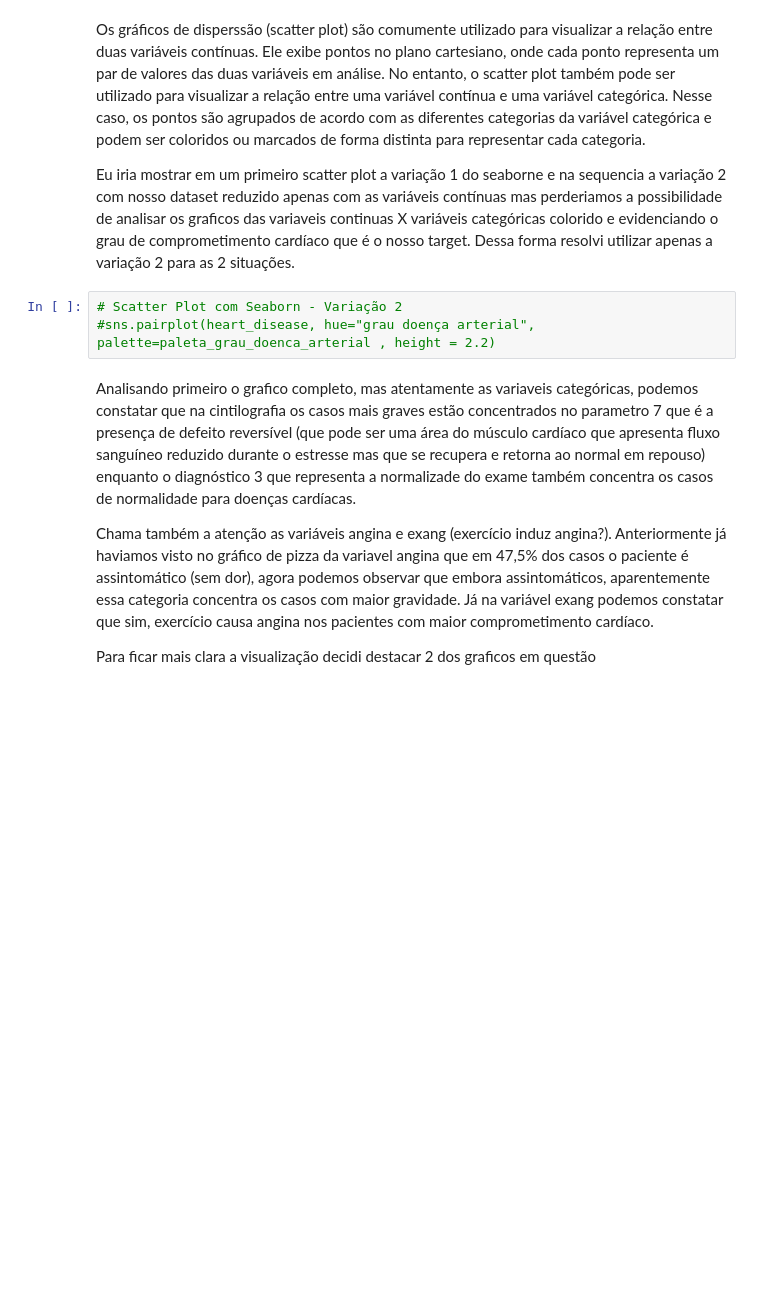
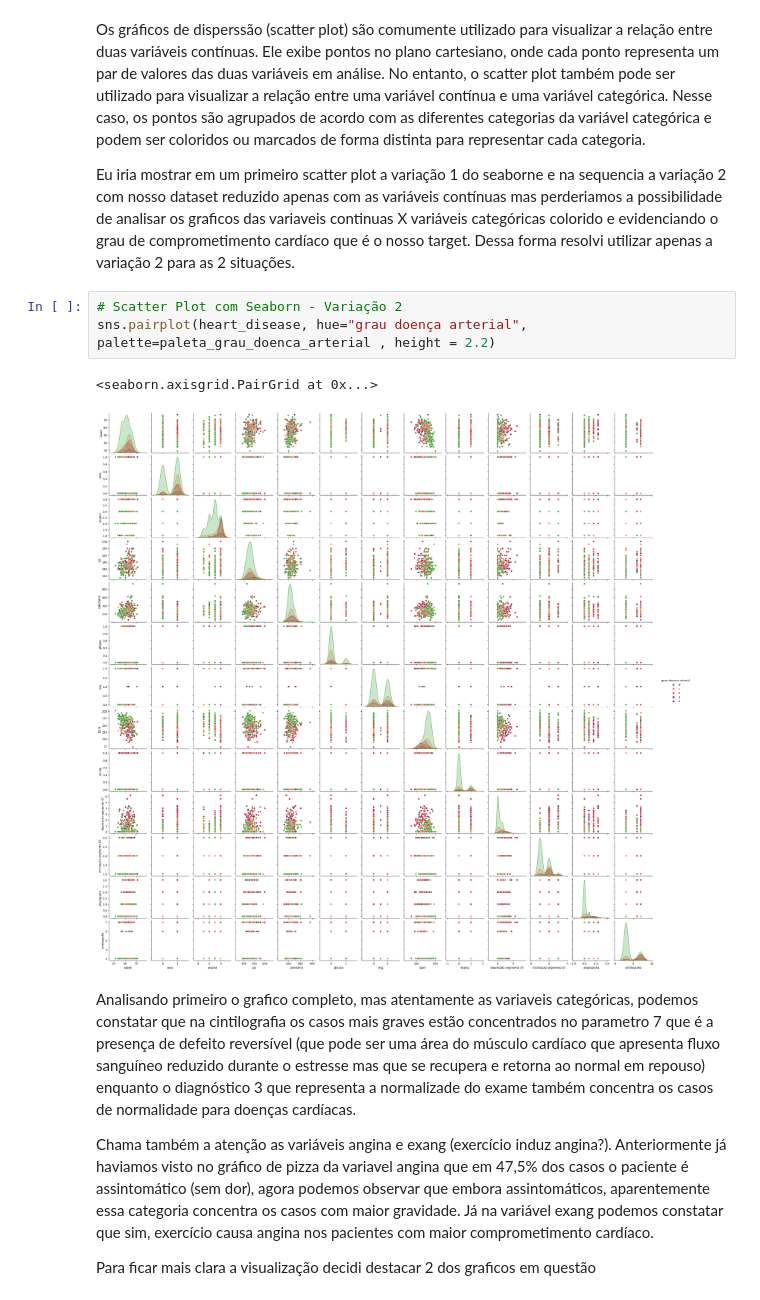
Before and after one commit to JGCMachado/Datasets, a Jupyter notebook: Heart_Disease.ipynb, the cells around one changed output. Drawn from its saved outputs; the diff is of its cells as text; blank space fills up the shorter version.

```diff
--- a/Heart_Disease.ipynb
+++ b/Heart_Disease.ipynb
@@ -423,7 +423,10 @@ Os gráficos de disperssão (scatter plot) são comumente utilizado para visuali
 Eu iria mostrar em um primeiro scatter plot a variação 1 do seaborne e na sequencia a variação 2 com nosso dataset reduzido apenas com as variáveis contínuas mas perderiamos a possibilidade de analisar os graficos das variaveis continuas X variáveis categóricas colorido e evidenciando o grau de comprometimento cardíaco que é o nosso target. Dessa forma resolvi utilizar apenas a variação 2 para as 2 situações.
 # %%
 # Scatter Plot com Seaborn - Variação 2
-#sns.pairplot(heart_disease, hue="grau doença arterial", palette=paleta_grau_doenca_arterial , height = 2.2)
+sns.pairplot(heart_disease, hue="grau doença arterial", palette=paleta_grau_doenca_arterial , height = 2.2)
+# %% [output]
+<seaborn.axisgrid.PairGrid at 0x...>
+[figure, added]
 # %% [markdown]
 Analisando primeiro o grafico completo, mas atentamente as variaveis categóricas, podemos constatar que na cintilografia os casos mais graves estão concentrados no parametro 7 que é a presença de defeito reversível (que pode ser uma área do músculo cardíaco que apresenta fluxo sanguíneo reduzido durante o estresse mas que se recupera e retorna ao normal em repouso) enquanto o diagnóstico 3 que representa a normalizade do exame também concentra os casos de normalidade para doenças cardíacas.
 
```
Also changed, not shown: parts of 2 cells of this notebook.
